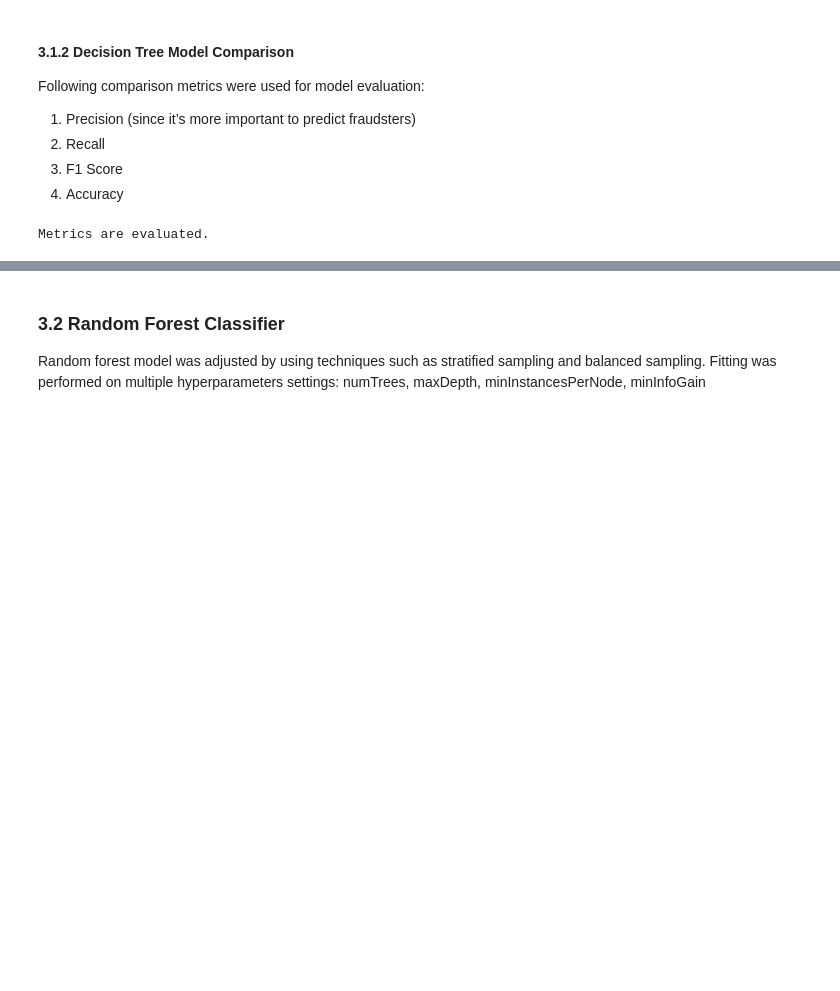
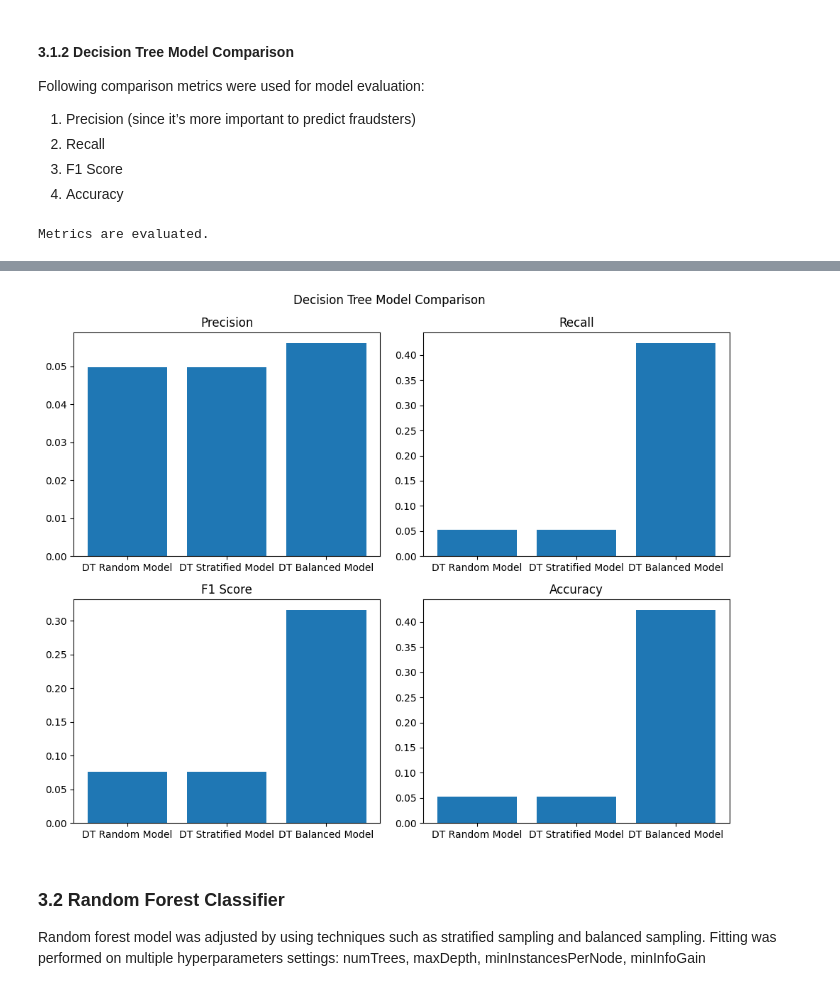
Before and after one commit to bhanup6663/Bigdata, a Jupyter notebook: model/Model_Implementation.ipynb, the cells around one changed output, grey strips where cells are left out. Cells and saved outputs as stored; diff of their text form; code cells hidden in the pictures; blank space fills up the shorter version.

Commit message:
Added plots for decision tree models

```diff
--- a/model/Model_Implementation.ipynb
+++ b/model/Model_Implementation.ipynb
@@ -119,15 +119,16 @@ For this usecase, model understandability is a major aspect for competitive mark
 Decision trees are the simplest and easiest to understand. To prevent overfitting, the model was adjusted by using techniques such as stratified sampling and balanced sampling. Fitting was performed on multiple hyperparameters settings: maxDepth, minInstancesPerNode
 # %%
 from pyspark.ml.classification import DecisionTreeClassifier
-from pyspark.ml.evaluation import BinaryClassificationEvaluator, MulticlassClassificationEvaluator
+from pyspark.ml.evaluation import MulticlassClassificationEvaluator
+from pyspark.ml.tuning import ParamGridBuilder
 
 # Define the decision tree classifier
 dt = DecisionTreeClassifier(labelCol="FraudFound_P", featuresCol="features")
 
 # Define the parameter grid for cross-validation
 paramGrid_dt = ParamGridBuilder() \
-    .addGrid(dt1.maxDepth, [2, 5, 10]) \
-    .addGrid(dt1.minInstancesPerNode, [1, 5, 10]) \
+    .addGrid(dt.maxDepth, [2, 5, 10]) \
+    .addGrid(dt.minInstancesPerNode, [1, 5, 10]) \
     .build()
 
 # Define the evaluator as precision for the classification
@@ -143,7 +144,7 @@ Decision Tree Classifier, ParamGrid and Precision Evaluator is defined.
 2. Stratified Sampling
 3. Balanced Sampling
 # %%
-from pyspark.ml.tuning import CrossValidator, ParamGridBuilder
+from pyspark.ml.tuning import CrossValidator
 from stratifier import StratifiedCrossValidator
 
 # Define the k-fold cross-validator
@@ -156,7 +157,7 @@ scv_dt = StratifiedCrossValidator(estimator=dt, estimatorParamMaps=paramGrid_dt,
 random_model_dt = cv_dt.fit(train_df)
 
 # Run the Decision Tree model using stratified k-fold cross-validation on the training set
-stratified_model_dt = scv_dt2.fit(train_df)
+stratified_model_dt = scv_dt.fit(train_df)
 
 # Run the Decision Tree model on the balanced training set
 balanced_model_dt = cv_dt.fit(balanced_train_df)
@@ -253,3 +269,32 @@ display(Markdown(table.format(precision_random_model, recall_random_model,
+# %%
+import matplotlib.pyplot as plt
+
+# Create a list of labels for each model
+dt_models = ['DT Random Model', 'DT Stratified Model', 'DT Balanced Model']
+
+# Create a list of values for each metric for each model
+precision_dt = [1-precision_random_model, 1-precision_stratified_model, 1-precision_balanced_model]
+recall_dt = [1-recall_random_model, 1-recall_stratified_model, 1-recall_balanced_model]
+f1_score_dt = [1-f1_score_random_model, 1-f1_score_stratified_model, 1-f1_score_balanced_model]
+accuracy_dt = [1-accuracy_random_model, 1-accuracy_stratified_model, 1-accuracy_balanced_model]
+
+# Create a bar plot with four subplots for each metric
+fig, axs = plt.subplots(2, 2, figsize=(10, 8))
+axs[0, 0].bar(dt_models, precision_dt)
+axs[0, 0].set_title('Precision')
+axs[0, 1].bar(dt_models, recall_dt)
+axs[0, 1].set_title('Recall')
+axs[1, 0].bar(dt_models, f1_score_dt)
+axs[1, 0].set_title('F1 Score')
+axs[1, 1].bar(dt_models, accuracy_dt)
+axs[1, 1].set_title('Accuracy')
+
+# Add axis labels and a title
+fig.suptitle('Decision Tree Model Comparison')
+plt.tight_layout()
+plt.show()
+# %% [output]
+[figure, added]
 # %% [markdown]
 ### 3.2 Random Forest Classifier
 
```
Also changed, not shown: parts of 4 cells of this notebook.
